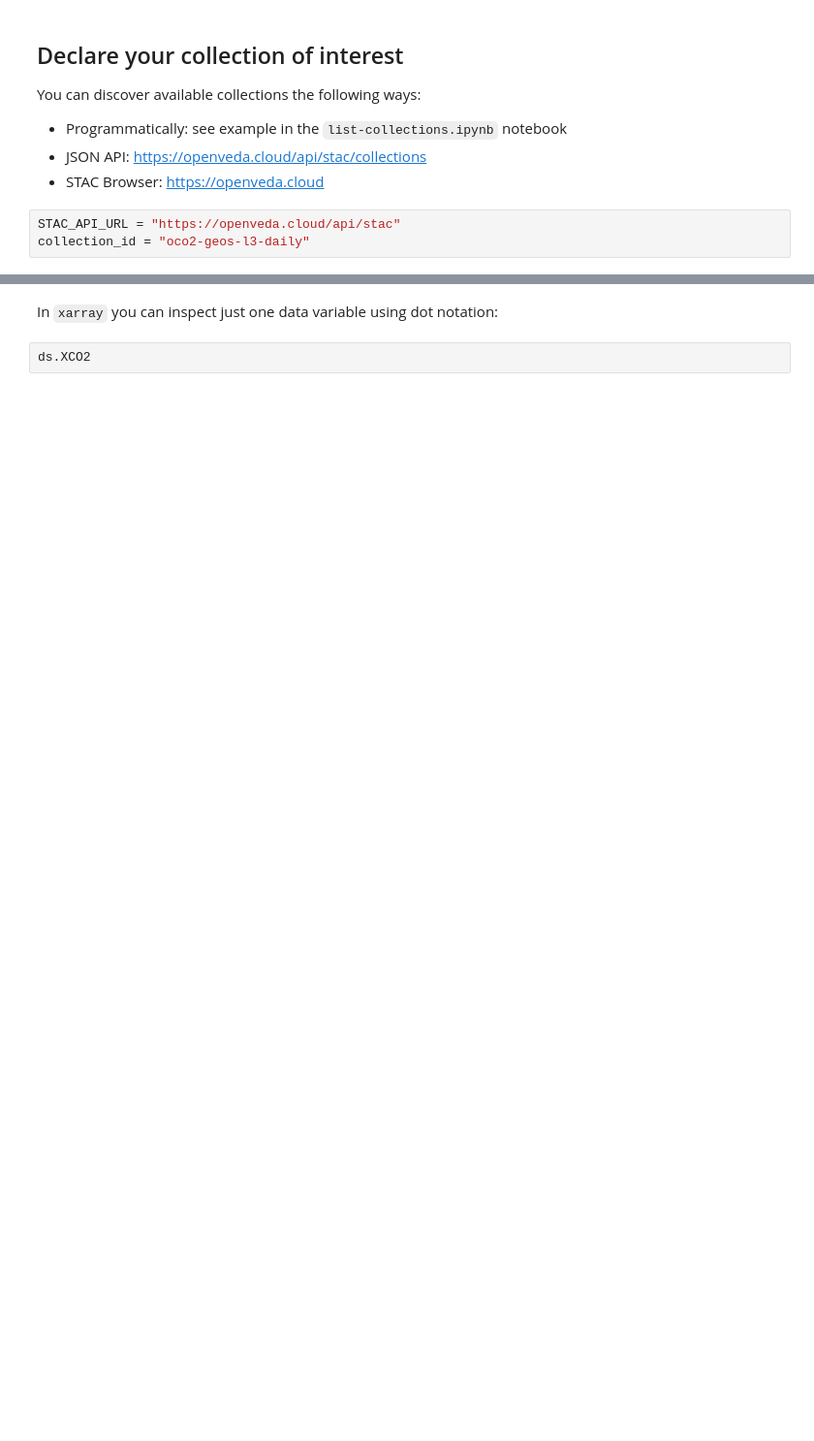
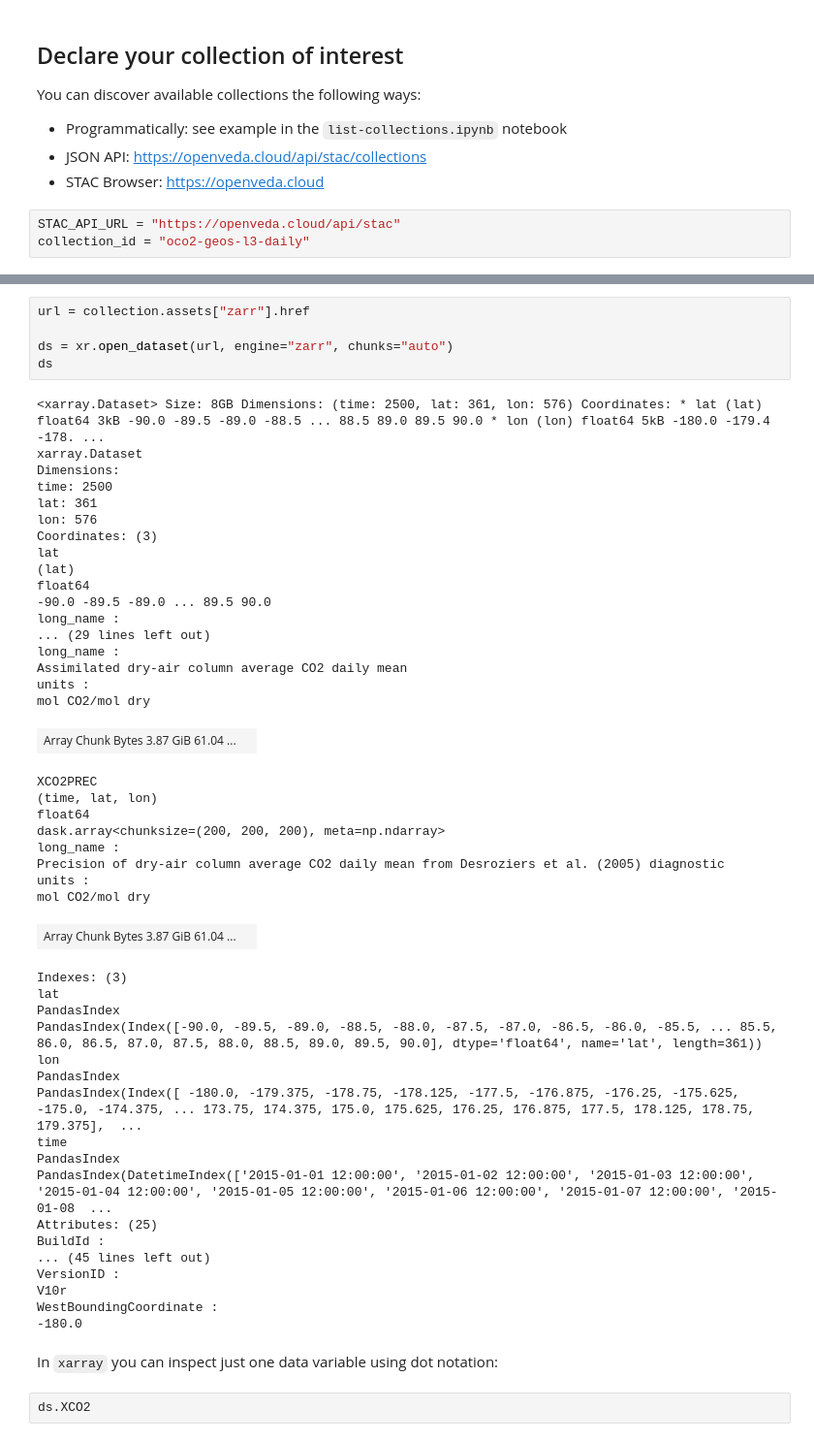
Before and after one commit to NASA-IMPACT/veda-docs, a Jupyter notebook: user-guide/notebooks/quickstarts/visualize-zarr.ipynb, the cells around one changed output, grey strips where cells are left out. Shown at 97% size. Saved outputs shown, nothing was run; the diff lists cells and outputs as text; blank space fills up the shorter version.

```diff
--- a/user-guide/notebooks/quickstarts/visualize-zarr.ipynb
+++ b/user-guide/notebooks/quickstarts/visualize-zarr.ipynb
@@ -145,3 +88,53 @@ WestBoundingCoordinate :
+# %%
+url = collection.assets["zarr"].href
+
+ds = xr.open_dataset(url, engine="zarr", chunks="auto")
+ds
+# %% [output]
+<xarray.Dataset> Size: 8GB Dimensions: (time: 2500, lat: 361, lon: 576) Coordinates: * lat (lat) float64 3kB -90.0 -89.5 -89.0 -88.5 ... 88.5 89.0 89.5 90.0 * lon (lon) float64 5kB -180.0 -179.4 -178. ...
+xarray.Dataset
+Dimensions:
+time: 2500
+lat: 361
+lon: 576
+Coordinates: (3)
+lat
+(lat)
+float64
+-90.0 -89.5 -89.0 ... 89.5 90.0
+long_name :
+... (29 lines left out)
+long_name :
+Assimilated dry-air column average CO2 daily mean
+units :
+mol CO2/mol dry
+| Array Chunk Bytes 3.87 GiB 61.04 ... |  |
+XCO2PREC
+(time, lat, lon)
+float64
+dask.array<chunksize=(200, 200, 200), meta=np.ndarray>
+long_name :
+Precision of dry-air column average CO2 daily mean from Desroziers et al. (2005) diagnostic
+units :
+mol CO2/mol dry
+| Array Chunk Bytes 3.87 GiB 61.04 ... |  |
+Indexes: (3)
+lat
+PandasIndex
+PandasIndex(Index([-90.0, -89.5, -89.0, -88.5, -88.0, -87.5, -87.0, -86.5, -86.0, -85.5, ... 85.5, 86.0, 86.5, 87.0, 87.5, 88.0, 88.5, 89.0, 89.5, 90.0], dtype='float64', name='lat', length=361))
+lon
+PandasIndex
+PandasIndex(Index([ -180.0, -179.375, -178.75, -178.125, -177.5, -176.875, -176.25, -175.625, -175.0, -174.375, ... 173.75, 174.375, 175.0, 175.625, 176.25, 176.875, 177.5, 178.125, 178.75, 179.375],  ...
+time
+PandasIndex
+PandasIndex(DatetimeIndex(['2015-01-01 12:00:00', '2015-01-02 12:00:00', '2015-01-03 12:00:00', '2015-01-04 12:00:00', '2015-01-05 12:00:00', '2015-01-06 12:00:00', '2015-01-07 12:00:00', '2015-01-08  ...
+Attributes: (25)
+BuildId :
+... (45 lines left out)
+VersionID :
+V10r
+WestBoundingCoordinate :
+-180.0
 # %% [markdown]
 In `xarray` you can inspect just one data variable using dot notation:
 # %%
```
Also changed, not shown: parts of 12 cells of this notebook, 18 other files.
